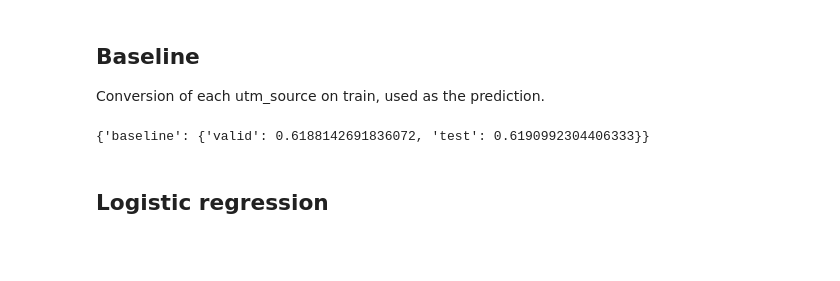
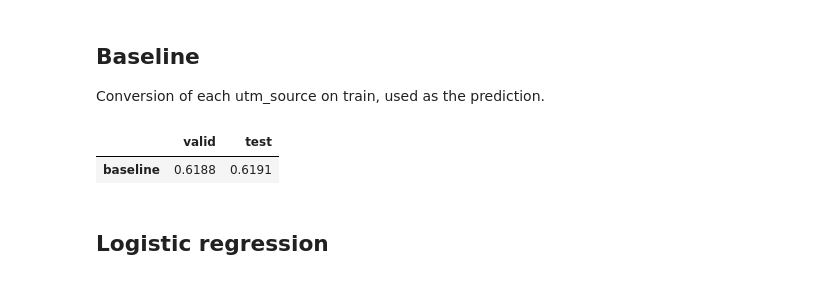
Before and after one commit to Alikonchik-Kaedahara/sber_auto_subscription, a Jupyter notebook: 02_model.ipynb, the cells around one changed output. Drawn from its saved outputs; the diff is of its cells as text; code cells hidden in the pictures; blank space fills up the shorter version.

```diff
--- a/02_model.ipynb
+++ b/02_model.ipynb
@@ -179,17 +179,18 @@ Conversion of each utm_source on train, used as the prediction.
 # %%
 source_cr = pd.Series(y_train).groupby(X_train['utm_source'].values).mean()
 
 
 def baseline_proba(X_):
     return X_['utm_source'].map(source_cr).fillna(y_train.mean()).values
 
 
 results = {}
 results['baseline'] = {'valid': roc_auc_score(y_valid, baseline_proba(X_valid)),
                        'test': roc_auc_score(y_test, baseline_proba(X_test))}
-results
+pd.DataFrame(results).T.round(4)
 # %% [output]
-{'baseline': {'valid': 0.6188142691836072, 'test': 0.6190992304406333}}
+|  | valid | test |
+| baseline | 0.6188 | 0.6191 |
 # %% [markdown]
 ## Logistic regression
 # %%
```
Also changed, not shown: parts of 16 cells of this notebook.
